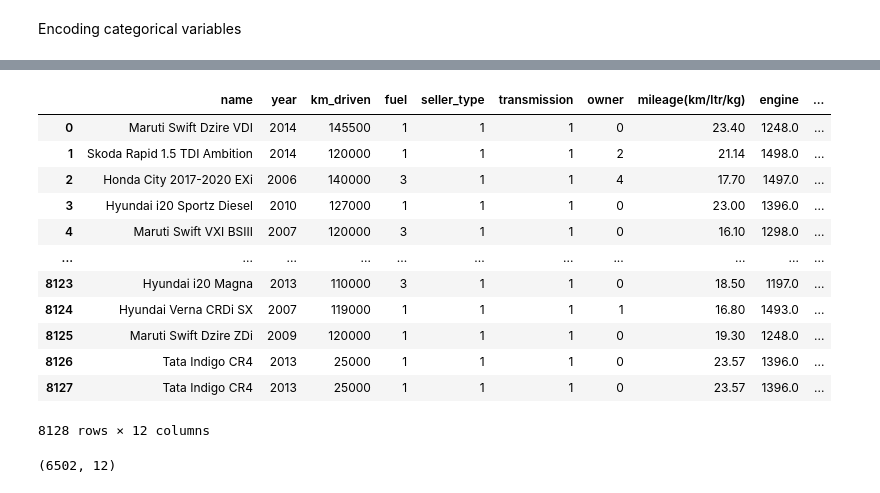
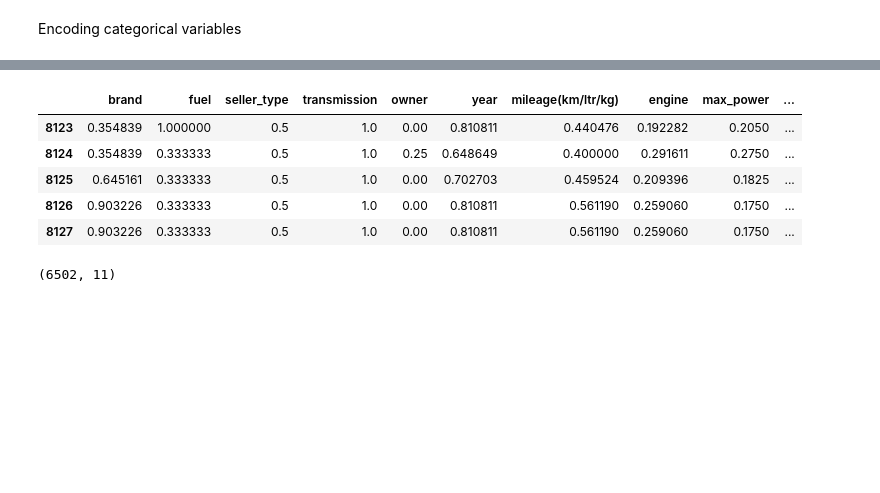
Before and after one commit to NANITH777/Car-Price-Prediction, a Jupyter notebook: car.ipynb, the cells around one changed output, grey strips where cells are left out. Drawn from its saved outputs; the diff is of its cells as text; code cells hidden in the pictures; blank space fills up the shorter version.

```diff
--- a/car.ipynb
+++ b/car.ipynb
@@ -423,26 +457,20 @@ for i in categoricals:
+# %%
+df_normalized.tail()
+# %% [output]
+|  | brand | fuel | seller_type | transmission | owner | year | mileage(km/ltr/kg) | engine | max_power | ... |
+| 8123 | 0.354839 | 1.000000 | 0.5 | 1.0 | 0.00 | 0.810811 | 0.440476 | 0.192282 | 0.2050 | ... |
+| 8124 | 0.354839 | 0.333333 | 0.5 | 1.0 | 0.25 | 0.648649 | 0.400000 | 0.291611 | 0.2750 | ... |
+| 8125 | 0.645161 | 0.333333 | 0.5 | 1.0 | 0.00 | 0.702703 | 0.459524 | 0.209396 | 0.1825 | ... |
+| 8126 | 0.903226 | 0.333333 | 0.5 | 1.0 | 0.00 | 0.810811 | 0.561190 | 0.259060 | 0.1750 | ... |
+| 8127 | 0.903226 | 0.333333 | 0.5 | 1.0 | 0.00 | 0.810811 | 0.561190 | 0.259060 | 0.1750 | ... |
 # %%
-X=df.drop(['price'], axis=1)
-y=df.price
-X
+X= df[:, :-1]
+y = df[:, -1]
-# %% [output]
-|  | name | year | km_driven | fuel | seller_type | transmission | owner | mileage(km/ltr/kg) | engine | ... |
-| 0 | Maruti Swift Dzire VDI | 2014 | 145500 | 1 | 1 | 1 | 0 | 23.40 | 1248.0 | ... |
-| 1 | Skoda Rapid 1.5 TDI Ambition | 2014 | 120000 | 1 | 1 | 1 | 2 | 21.14 | 1498.0 | ... |
-| 2 | Honda City 2017-2020 EXi | 2006 | 140000 | 3 | 1 | 1 | 4 | 17.70 | 1497.0 | ... |
-| 3 | Hyundai i20 Sportz Diesel | 2010 | 127000 | 1 | 1 | 1 | 0 | 23.00 | 1396.0 | ... |
-| 4 | Maruti Swift VXI BSIII | 2007 | 120000 | 3 | 1 | 1 | 0 | 16.10 | 1298.0 | ... |
-| ... | ... | ... | ... | ... | ... | ... | ... | ... | ... | ... |
-| 8123 | Hyundai i20 Magna | 2013 | 110000 | 3 | 1 | 1 | 0 | 18.50 | 1197.0 | ... |
-| 8124 | Hyundai Verna CRDi SX | 2007 | 119000 | 1 | 1 | 1 | 1 | 16.80 | 1493.0 | ... |
-| 8125 | Maruti Swift Dzire ZDi | 2009 | 120000 | 1 | 1 | 1 | 0 | 19.30 | 1248.0 | ... |
-| 8126 | Tata Indigo CR4 | 2013 | 25000 | 1 | 1 | 1 | 0 | 23.57 | 1396.0 | ... |
-| 8127 | Tata Indigo CR4 | 2013 | 25000 | 1 | 1 | 1 | 0 | 23.57 | 1396.0 | ... |
-8128 rows × 12 columns
 # %%
-X_train, y_train, X_test, y_test = train_test_split(X, y, test_size=0.2, random_state=42)
+X_train, X_test, y_train, y_test = train_test_split(X, y, test_size=0.2, random_state=42)
 X_train.shape
 # %% [output]
-(6502, 12)
+(6502, 11)
 # %%
 y_train.shape
 # %% [output]
```
Also changed, not shown: parts of 6 cells of this notebook.
